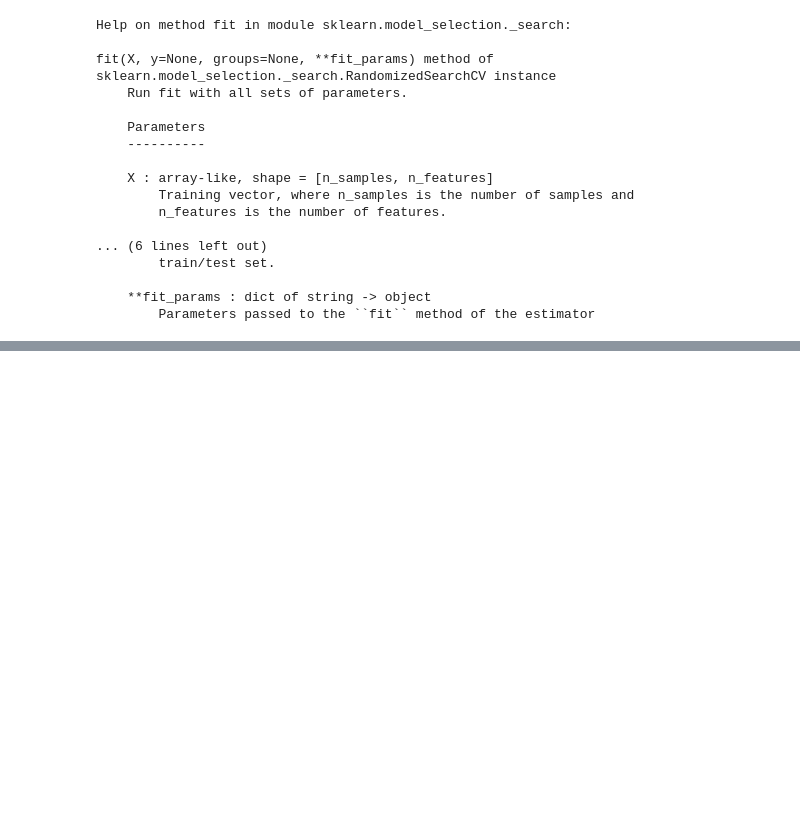
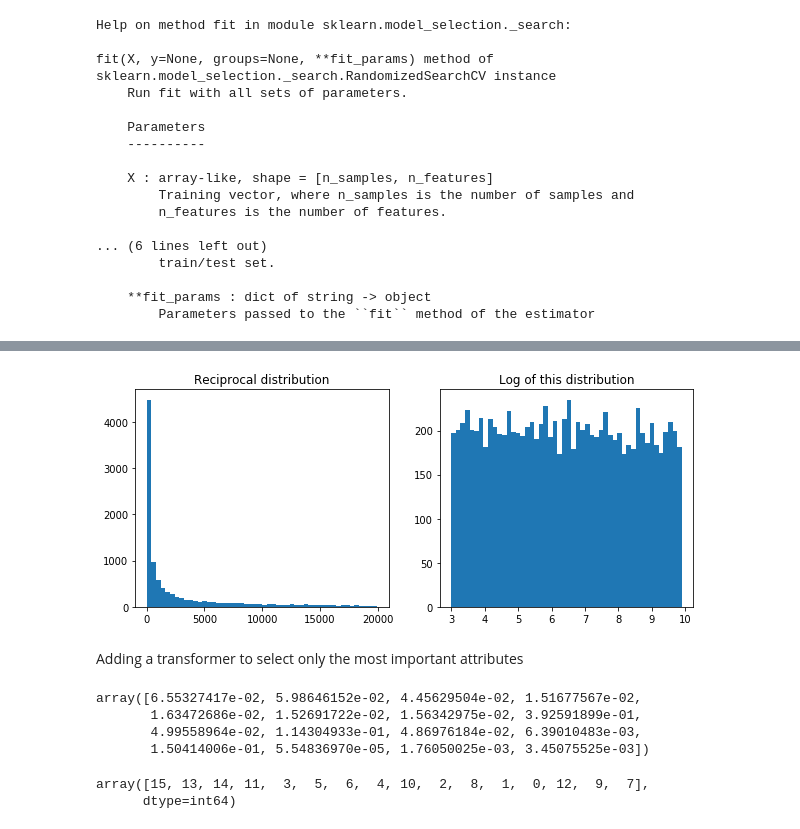
Before and after one commit to Quarint/hands-on-machine-learning, a Jupyter notebook: Housing.ipynb, the cells around one changed output, grey strips where cells are left out. Cells and saved outputs as stored; diff of their text form; code cells hidden in the pictures; blank space fills up the shorter version.

```diff
--- a/Housing.ipynb
+++ b/Housing.ipynb
@@ -883,0 +940,17 @@ fit(X, y=None, groups=None, **fit_params) method of sklearn.model_selection._sea
+# %%
+reciprocal_distrib = reciprocal(20, 20000)
+samples = reciprocal_distrib.rvs(10000, random_state = 42)
+
+plt.figure(figsize = (10, 4))
+plt.subplot(121)
+plt.title("Reciprocal distribution")
+plt.hist(samples, bins = 50)
+plt.subplot(122)
+plt.title("Log of this distribution")
+plt.hist(np.log(samples), bins = 50)
+
+plt.show()
+# %% [output]
+[figure, added]
+# %% [markdown]
+Adding a transformer to select only the most important attributes
@@ -883,0 +974,16 @@ fit(X, y=None, groups=None, **fit_params) method of sklearn.model_selection._sea
+# %%
+feature_importances
+# %% [output]
+array([6.55327417e-02, 5.98646152e-02, 4.45629504e-02, 1.51677567e-02,
+       1.63472686e-02, 1.52691722e-02, 1.56342975e-02, 3.92591899e-01,
+       4.99558964e-02, 1.14304933e-01, 4.86976184e-02, 6.39010483e-03,
+       1.50414006e-01, 5.54836970e-05, 1.76050025e-03, 3.45075525e-03])
+# %%
+np.argpartition(feature_importances, -k)
+# puts out a vector of the indexes of feature_importances.
+# index passed as argument will be placed at his correct place in the resulting vector.
+# indexes that are before it are indexing lower values, and indexes
+# that are after it are indexing higher values.
+# %% [output]
+array([15, 13, 14, 11,  3,  5,  6,  4, 10,  2,  8,  1,  0, 12,  9,  7],
+      dtype=int64)
```
Also changed, not shown: parts of 34 cells of this notebook, 2 other files.
